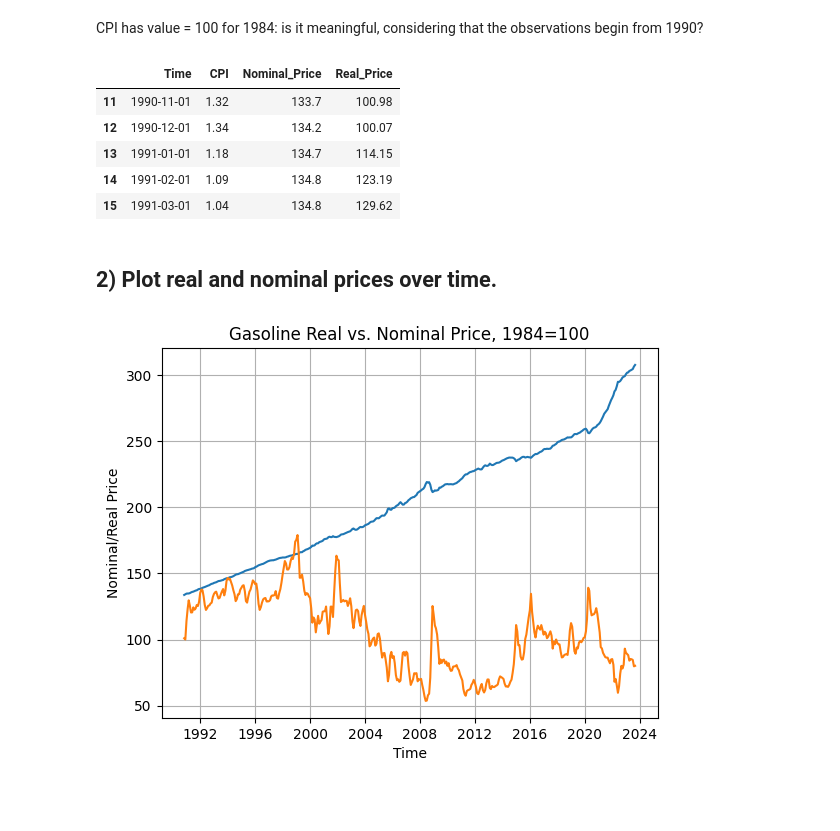
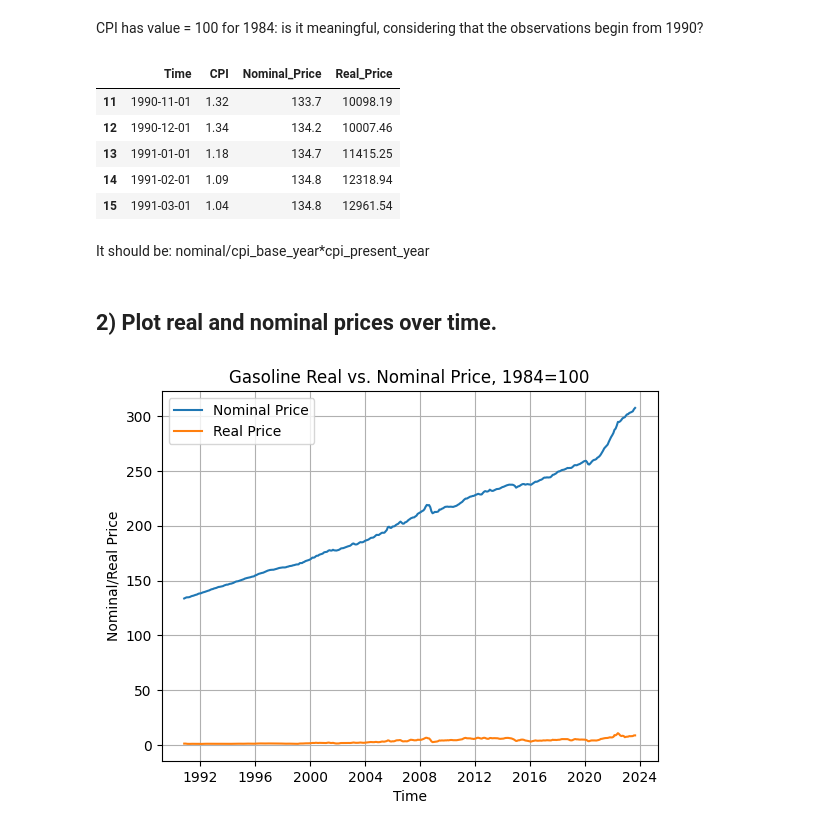
Before and after one commit to giordanovitale/Time-Series-Assignments, a Jupyter notebook: Assignment 3/Assignment3.ipynb, the cells around one changed output. Saved outputs shown, nothing was run; the diff lists cells and outputs as text; code cells hidden in the pictures; blank space fills up the shorter version.

```diff
--- a/Assignment 3/Assignment3.ipynb
+++ b/Assignment 3/Assignment3.ipynb
@@ -43,24 +42,27 @@ gasoline.head()
 # %% [markdown]
 CPI has value = 100 for 1984: is it meaningful, considering that the observations begin from 1990?
 # %%
-gasoline['Real_Price'] = (gasoline['Nominal_Price'] / gasoline['CPI'])
+gasoline['Real_Price'] = (gasoline['Nominal_Price']/gasoline['CPI'])*100
 gasoline.head(5)
 # %% [output]
 |  | Time | CPI | Nominal_Price | Real_Price |
-| 11 | 1990-11-01 | 1.32 | 133.7 | 100.98 |
-| 12 | 1990-12-01 | 1.34 | 134.2 | 100.07 |
-| 13 | 1991-01-01 | 1.18 | 134.7 | 114.15 |
-| 14 | 1991-02-01 | 1.09 | 134.8 | 123.19 |
-| 15 | 1991-03-01 | 1.04 | 134.8 | 129.62 |
+| 11 | 1990-11-01 | 1.32 | 133.7 | 10098.19 |
+| 12 | 1990-12-01 | 1.34 | 134.2 | 10007.46 |
+| 13 | 1991-01-01 | 1.18 | 134.7 | 11415.25 |
+| 14 | 1991-02-01 | 1.09 | 134.8 | 12318.94 |
+| 15 | 1991-03-01 | 1.04 | 134.8 | 12961.54 |
+# %% [markdown]
+It should be: nominal/cpi_base_year*cpi_present_year
 # %% [markdown]
 ## 2)  Plot real and nominal prices over time.
 # %%
-plt.plot(gasoline['Time'], gasoline['Nominal_Price'])
-plt.plot(gasoline['Time'], gasoline['Real_Price'])
+plt.plot(gasoline['Time'], gasoline['Nominal_Price'], label = 'Nominal Price')
+plt.plot(gasoline['Time'], gasoline['Real_Price'], label='Real Price')
 
 plt.title('Gasoline Real vs. Nominal Price, 1984=100')
 plt.xlabel('Time')
 plt.ylabel('Nominal/Real Price')
+plt.legend()
 plt.grid()
 # %% [output]
-[figure, old version]
+[figure, new version]
```
Also changed, not shown: parts of 6 cells of this notebook, 1 other file.
